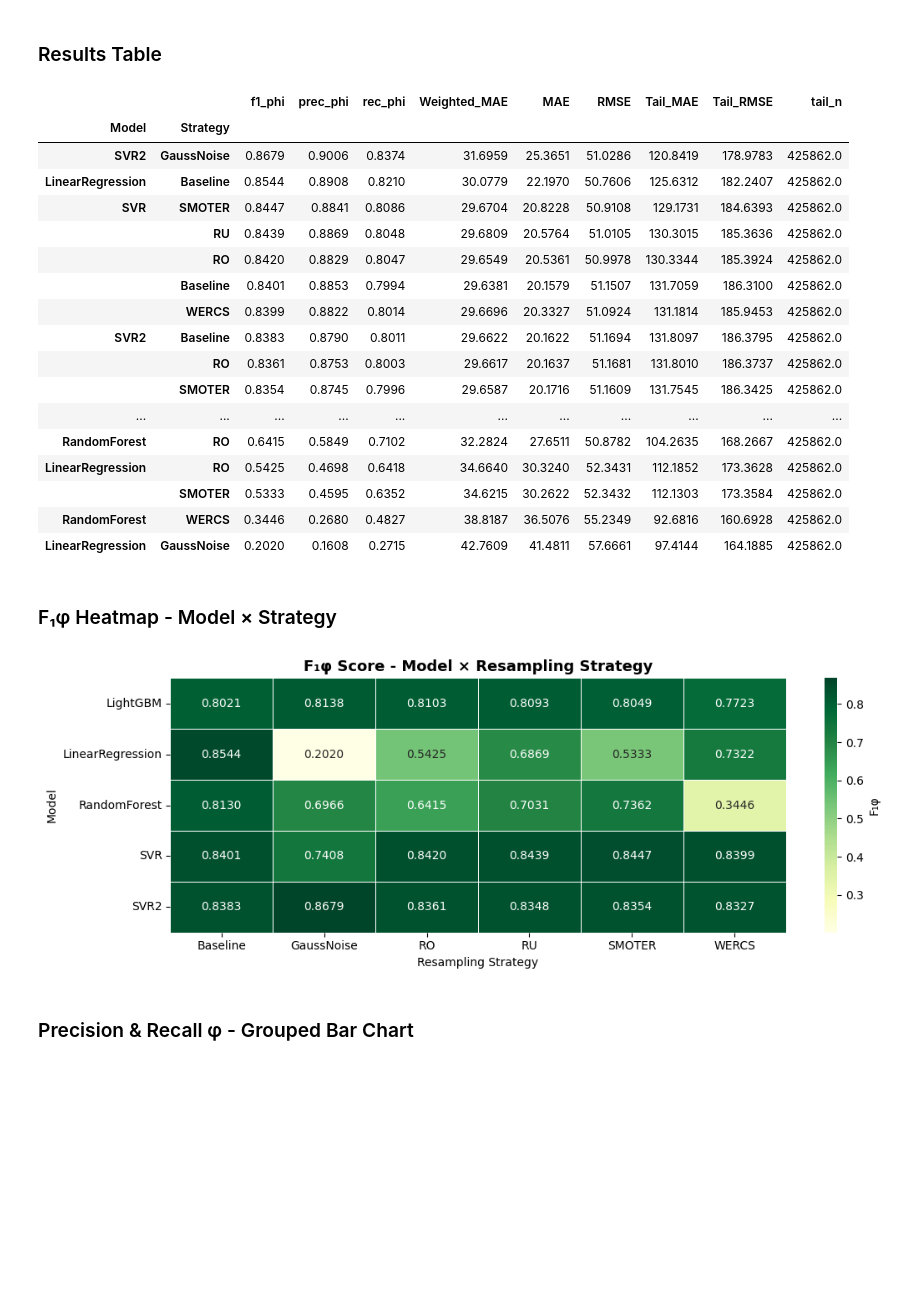
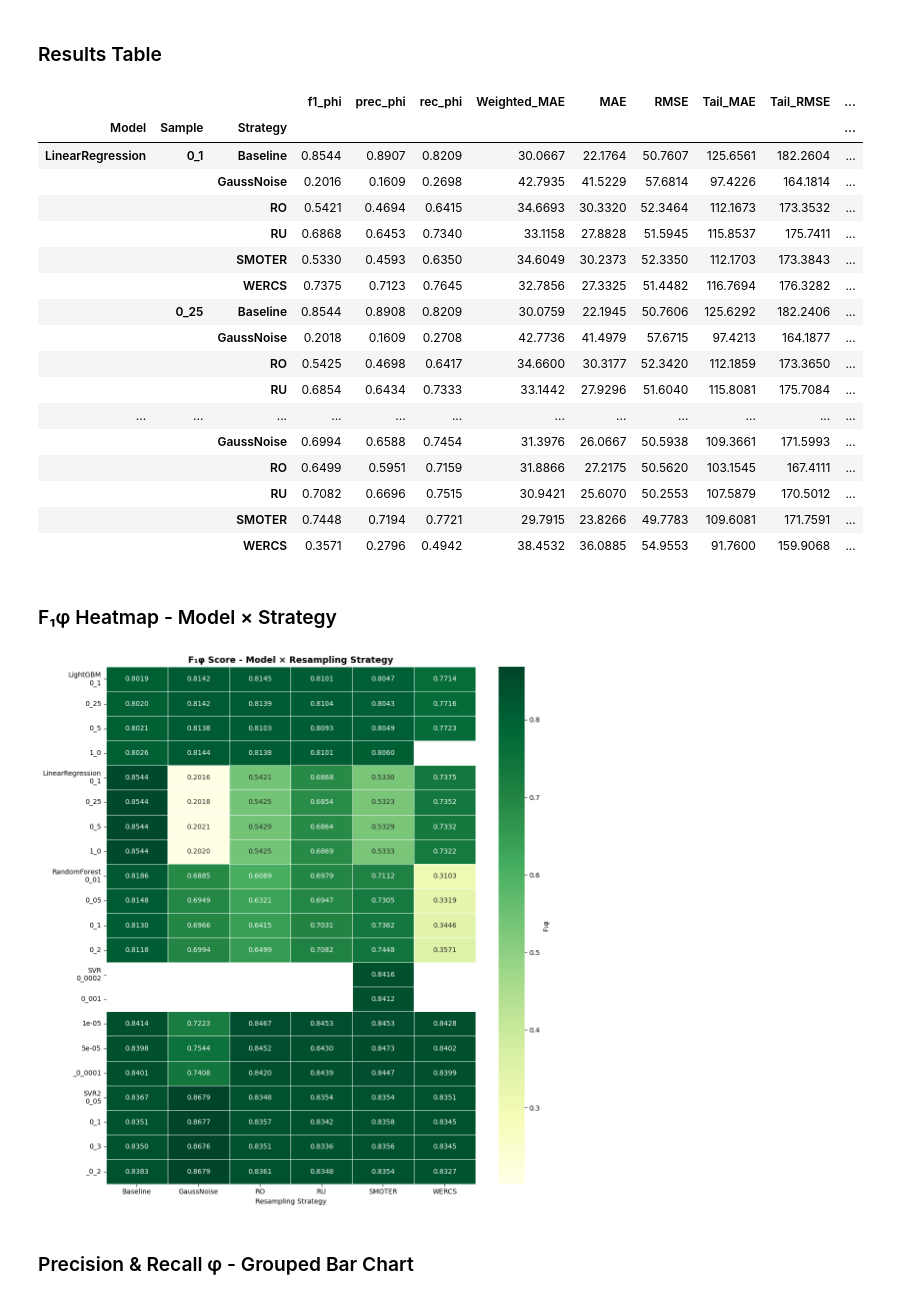
Before and after one commit to RoagieHoagie/FlightDelayImbalancedRegression, a Jupyter notebook: generate_results.ipynb, the cells around one changed output. Drawn from its saved outputs; the diff is of its cells as text; code cells hidden in the pictures; blank space fills up the shorter version.

Commit message:
Train models on variety of samples. Update methods and evaluation results for that.

```diff
--- a/generate_results.ipynb
+++ b/generate_results.ipynb
@@ -63,57 +98,68 @@ for model_name in model_names:
 # %%
 import pandas as pd
 
-
 results_df = pd.DataFrame(all_results).T
-results_df.index.names = ['Model', 'Strategy']
+results_df.index.names = ['Model', 'Sample', 'Strategy']
 results_df = results_df[[
     'f1_phi', 'prec_phi', 'rec_phi',
     'Weighted_MAE', 'MAE', 'RMSE',
     'Tail_MAE', 'Tail_RMSE', 'tail_n'
-]].sort_values('f1_phi', ascending=False)
-results_df.round(4)
+]]
+
+with pd.option_context('display.max_rows', None, 'display.max_columns', None):
+    display(results_df.round(4))
 # %% [output]
-|  |  | f1_phi | prec_phi | rec_phi | Weighted_MAE | MAE | RMSE | Tail_MAE | Tail_RMSE | tail_n |
-| Model | Strategy |  |  |  |  |  |  |  |  |  |
-| SVR2 | GaussNoise | 0.8679 | 0.9006 | 0.8374 | 31.6959 | 25.3651 | 51.0286 | 120.8419 | 178.9783 | 425862.0 |
-| LinearRegression | Baseline | 0.8544 | 0.8908 | 0.8210 | 30.0779 | 22.1970 | 50.7606 | 125.6312 | 182.2407 | 425862.0 |
-| SVR | SMOTER | 0.8447 | 0.8841 | 0.8086 | 29.6704 | 20.8228 | 50.9108 | 129.1731 | 184.6393 | 425862.0 |
-|  | RU | 0.8439 | 0.8869 | 0.8048 | 29.6809 | 20.5764 | 51.0105 | 130.3015 | 185.3636 | 425862.0 |
-|  | RO | 0.8420 | 0.8829 | 0.8047 | 29.6549 | 20.5361 | 50.9978 | 130.3344 | 185.3924 | 425862.0 |
-|  | Baseline | 0.8401 | 0.8853 | 0.7994 | 29.6381 | 20.1579 | 51.1507 | 131.7059 | 186.3100 | 425862.0 |
-|  | WERCS | 0.8399 | 0.8822 | 0.8014 | 29.6696 | 20.3327 | 51.0924 | 131.1814 | 185.9453 | 425862.0 |
-| SVR2 | Baseline | 0.8383 | 0.8790 | 0.8011 | 29.6622 | 20.1622 | 51.1694 | 131.8097 | 186.3795 | 425862.0 |
-|  | RO | 0.8361 | 0.8753 | 0.8003 | 29.6617 | 20.1637 | 51.1681 | 131.8010 | 186.3737 | 425862.0 |
-|  | SMOTER | 0.8354 | 0.8745 | 0.7996 | 29.6587 | 20.1716 | 51.1609 | 131.7545 | 186.3425 | 425862.0 |
-| ... | ... | ... | ... | ... | ... | ... | ... | ... | ... | ... |
-| RandomForest | RO | 0.6415 | 0.5849 | 0.7102 | 32.2824 | 27.6511 | 50.8782 | 104.2635 | 168.2667 | 425862.0 |
-| LinearRegression | RO | 0.5425 | 0.4698 | 0.6418 | 34.6640 | 30.3240 | 52.3431 | 112.1852 | 173.3628 | 425862.0 |
-|  | SMOTER | 0.5333 | 0.4595 | 0.6352 | 34.6215 | 30.2622 | 52.3432 | 112.1303 | 173.3584 | 425862.0 |
-| RandomForest | WERCS | 0.3446 | 0.2680 | 0.4827 | 38.8187 | 36.5076 | 55.2349 | 92.6816 | 160.6928 | 425862.0 |
-| LinearRegression | GaussNoise | 0.2020 | 0.1608 | 0.2715 | 42.7609 | 41.4811 | 57.6661 | 97.4144 | 164.1885 | 425862.0 |
+|  |  |  | f1_phi | prec_phi | rec_phi | Weighted_MAE | MAE | RMSE | Tail_MAE | Tail_RMSE | ... |
+| Model | Sample | Strategy |  |  |  |  |  |  |  |  | ... |
+| LinearRegression | 0_1 | Baseline | 0.8544 | 0.8907 | 0.8209 | 30.0667 | 22.1764 | 50.7607 | 125.6561 | 182.2604 | ... |
+|  |  | GaussNoise | 0.2016 | 0.1609 | 0.2698 | 42.7935 | 41.5229 | 57.6814 | 97.4226 | 164.1814 | ... |
+|  |  | RO | 0.5421 | 0.4694 | 0.6415 | 34.6693 | 30.3320 | 52.3464 | 112.1673 | 173.3532 | ... |
+|  |  | RU | 0.6868 | 0.6453 | 0.7340 | 33.1158 | 27.8828 | 51.5945 | 115.8537 | 175.7411 | ... |
+|  |  | SMOTER | 0.5330 | 0.4593 | 0.6350 | 34.6049 | 30.2373 | 52.3350 | 112.1703 | 173.3843 | ... |
+|  |  | WERCS | 0.7375 | 0.7123 | 0.7645 | 32.7856 | 27.3325 | 51.4482 | 116.7694 | 176.3282 | ... |
+|  | 0_25 | Baseline | 0.8544 | 0.8908 | 0.8209 | 30.0759 | 22.1945 | 50.7606 | 125.6292 | 182.2406 | ... |
+|  |  | GaussNoise | 0.2018 | 0.1609 | 0.2708 | 42.7736 | 41.4979 | 57.6715 | 97.4213 | 164.1877 | ... |
+|  |  | RO | 0.5425 | 0.4698 | 0.6417 | 34.6600 | 30.3177 | 52.3420 | 112.1859 | 173.3650 | ... |
+|  |  | RU | 0.6854 | 0.6434 | 0.7333 | 33.1442 | 27.9296 | 51.6040 | 115.8081 | 175.7084 | ... |
+| ... | ... | ... | ... | ... | ... | ... | ... | ... | ... | ... | ... |
+|  |  | GaussNoise | 0.6994 | 0.6588 | 0.7454 | 31.3976 | 26.0667 | 50.5938 | 109.3661 | 171.5993 | ... |
+|  |  | RO | 0.6499 | 0.5951 | 0.7159 | 31.8866 | 27.2175 | 50.5620 | 103.1545 | 167.4111 | ... |
+|  |  | RU | 0.7082 | 0.6696 | 0.7515 | 30.9421 | 25.6070 | 50.2553 | 107.5879 | 170.5012 | ... |
+|  |  | SMOTER | 0.7448 | 0.7194 | 0.7721 | 29.7915 | 23.8266 | 49.7783 | 109.6081 | 171.7591 | ... |
+|  |  | WERCS | 0.3571 | 0.2796 | 0.4942 | 38.4532 | 36.0885 | 54.9553 | 91.7600 | 159.9068 | ... |
 # %% [markdown]
 ### F₁φ Heatmap - Model × Strategy
 # %%
 import seaborn as sns
 import matplotlib.pyplot as plt
-f1_pivot = results_df['f1_phi'].unstack(level='Strategy')
 
-fig, ax = plt.subplots(figsize=(11, 4))
+f1_pivot = results_df['f1_phi'].unstack(level='Strategy').astype(float)
+
+fig, ax = plt.subplots(figsize=(11, len(f1_pivot) * 0.5 + 1))
 sns.heatmap(
-    f1_pivot.astype(float),
+    f1_pivot,
     annot=True, fmt='.4f',
     cmap='YlGn',
     linewidths=0.5,
     ax=ax,
     cbar_kws={'label': 'F₁φ'}
 )
+
+# show model name only on first row of each group
+labels = []
+for (model, sample) in f1_pivot.index:
+    prev = f1_pivot.index[f1_pivot.index.get_loc((model, sample)) - 1] if f1_pivot.index.get_loc((model, sample)) > 0 else None
+    labels.append(f'{model}\n{sample}' if prev is None or prev[0] != model else sample)
+
+ax.set_yticklabels(labels, rotation=0)
 ax.set_title('F₁φ Score - Model × Resampling Strategy', fontsize=13, weight='bold')
 ax.set_xlabel('Resampling Strategy')
-ax.set_ylabel('Model')
+ax.set_ylabel('')
 plt.tight_layout()
 plt.savefig('results/f1.png')
+plt.show()
 # %% [output]
-[figure, old version]
+[figure, new version]
 # %% [markdown]
 ### Precision & Recall φ - Grouped Bar Chart
 # %%
```
Also changed, not shown: parts of 6 cells of this notebook, 40 other files.
